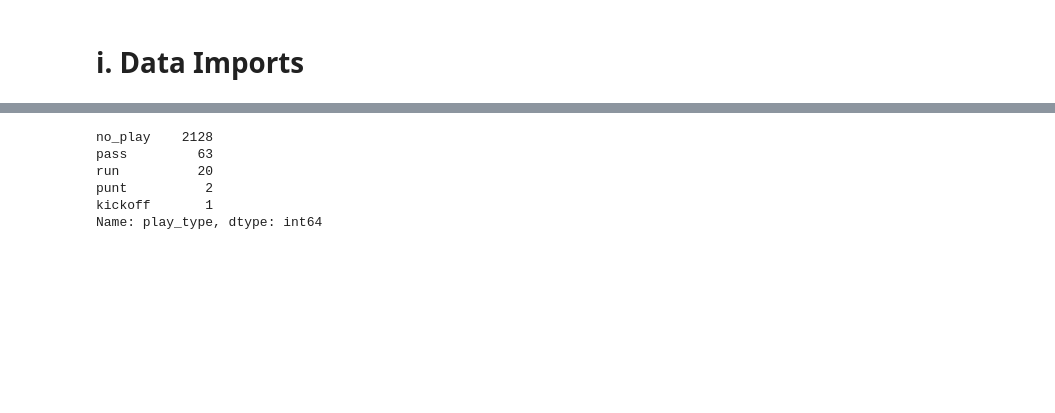
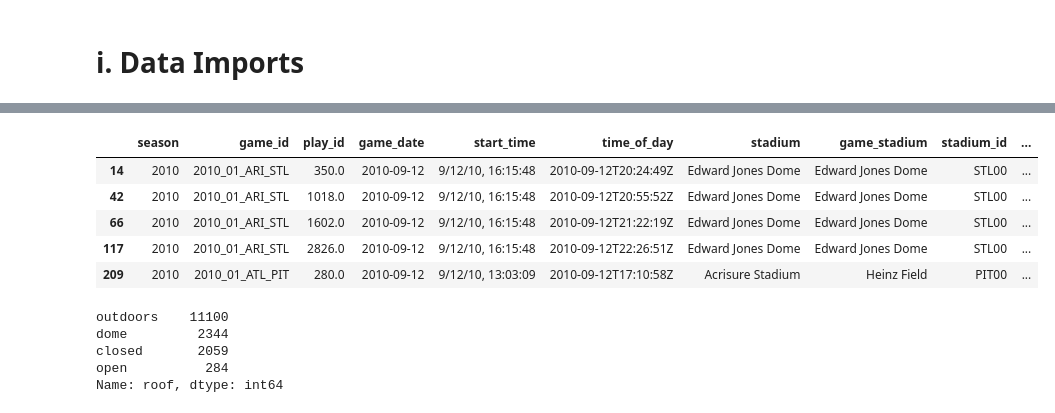
Before and after one commit to lneuendorf/nfl-field-goal-model, a Jupyter notebook: notebooks/1_feature_engineering.ipynb, the cells around one changed output, grey strips where cells are left out. Drawn from its saved outputs; the diff is of its cells as text; code cells hidden in the pictures; blank space fills up the shorter version.

```diff
--- a/notebooks/1_feature_engineering.ipynb
+++ b/notebooks/1_feature_engineering.ipynb
@@ -92,9 +76,69 @@ Name: play_type, dtype: int64
-# %%
-df.query('desc.str.lower().str.contains("timeout")').play_type.value_counts()
-# %% [output]
-no_play    2128
-pass         63
-run          20
-punt          2
-kickoff       1
-Name: play_type, dtype: int64
+# %%
+final_cols = [
+    'season',
+    'game_id',
+    'play_id',
+    'game_date',
+    'start_time',
+    'time_of_day',
+    'stadium',
+    'game_stadium',
+    'stadium_id',
+    'weather',
+    'location',
+    'roof',
+    'surface',
+    'temp',
+    'wind',
+    'season_type',
+    'posteam',
+    'defteam',
+    'kicker_player_name',
+    'kicker_player_id',
+    'yardline_100',
+    'qtr',
+    'quarter_seconds_remaining',
+    'game_seconds_remaining',
+    'posteam_score',
+    'defteam_score',
+    'score_differential',
+    'iced_kicker',
+    'field_goal_result',
+]
+
+fg_data = (
+    pbp_data
+    .sort_values(by=['game_id', 'play_id'])
+    .assign(
+        prev_row_game_id=lambda x: x.game_id.shift(1),
+        prev_row_timeout_called=lambda x: x.timeout.shift(1),
+        prev_row_timeout_team=lambda x: x.timeout_team.shift(1),
+    )
+    .assign(
+        iced_kicker=lambda x: (
+            (x.prev_row_game_id == x.game_id) &
+            (x.prev_row_timeout_called == True) &
+            (x.prev_row_timeout_team != x.posteam) &
+            (x.prev_row_timeout_team.notnull() & x.prev_row_timeout_team != '')
+        )
+    )
+    .query('field_goal_attempt==1')
+    [final_cols]
+)
+
+fg_data.head()
+# %% [output]
+|  | season | game_id | play_id | game_date | start_time | time_of_day | stadium | game_stadium | stadium_id | ... |
+| 14 | 2010 | 2010_01_ARI_STL | 350.0 | 2010-09-12 | 9/12/10, 16:15:48 | 2010-09-12T20:24:49Z | Edward Jones Dome | Edward Jones Dome | STL00 | ... |
+| 42 | 2010 | 2010_01_ARI_STL | 1018.0 | 2010-09-12 | 9/12/10, 16:15:48 | 2010-09-12T20:55:52Z | Edward Jones Dome | Edward Jones Dome | STL00 | ... |
+| 66 | 2010 | 2010_01_ARI_STL | 1602.0 | 2010-09-12 | 9/12/10, 16:15:48 | 2010-09-12T21:22:19Z | Edward Jones Dome | Edward Jones Dome | STL00 | ... |
+| 117 | 2010 | 2010_01_ARI_STL | 2826.0 | 2010-09-12 | 9/12/10, 16:15:48 | 2010-09-12T22:26:51Z | Edward Jones Dome | Edward Jones Dome | STL00 | ... |
+| 209 | 2010 | 2010_01_ATL_PIT | 280.0 | 2010-09-12 | 9/12/10, 13:03:09 | 2010-09-12T17:10:58Z | Acrisure Stadium | Heinz Field | PIT00 | ... |
+# %%
+fg_data.roof.value_counts()
+# %% [output]
+outdoors    11100
+dome         2344
+closed       2059
+open          284
+Name: roof, dtype: int64
```
Also changed, not shown: parts of 6 cells of this notebook.
